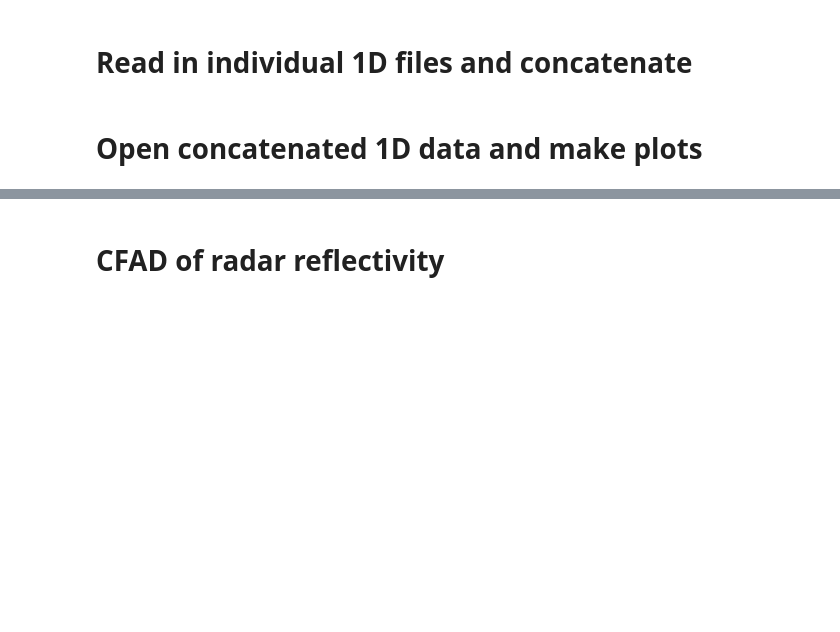
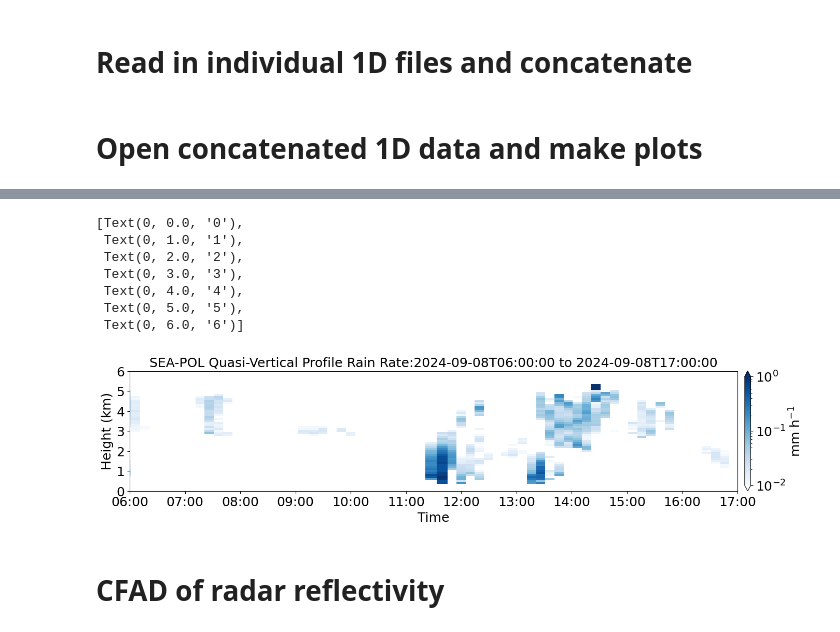
Before and after one commit to allison-wing/PICCOLO, a Jupyter notebook: process_SEAPOL_QVP.ipynb, the cells around one changed output, grey strips where cells are left out. Drawn from its saved outputs; the diff is of its cells as text; code cells hidden in the pictures; blank space fills up the shorter version.

```diff
--- a/process_SEAPOL_QVP.ipynb
+++ b/process_SEAPOL_QVP.ipynb
@@ -248,3 +231,33 @@ ax.set_yticklabels(ax.get_yticklabels(), fontsize=18)
+# %%
+#plot over time period
+fig,ax = plt.subplots(figsize=(18,3))
+rain_cmap=plt.get_cmap('Blues').copy()
+rain_cmap.set_under(color='white') #set values below vmin to white
+cax = ax.pcolormesh(qvp.time[index1:index2+1], qvp.Z/1000, rainrate2[index1:index2+1,:].transpose(), cmap=rain_cmap, norm=colors.LogNorm(vmin=0.01,vmax=1),shading='auto')
+ax.set_xlim(pd.to_datetime(time1), pd.to_datetime(time2))
+ax.set_ylim(0,6)
+
+cbar = fig.colorbar(cax, ax=ax, orientation='vertical', extend='both',pad=0.01)
+cbar.ax.tick_params(labelsize=18)
+#cbar.set_ticks(np.arange(0.01,1,1e-2))
+cbar.set_label('mm h$^{-1}$', fontsize=18)
+
+ax.set_title('SEA-POL Quasi-Vertical Profile Rain Rate:' + str(time1) + ' to ' + str(time2),fontsize=18)
+ax.xaxis.set_major_locator(mdates.AutoDateLocator())
+ax.xaxis.set_major_formatter(mdates.ConciseDateFormatter(ax.xaxis.get_major_locator()))
+ax.set_ylabel('Height (km)', fontsize=18)
+ax.set_xlabel('Time',fontsize=18)
+ax.set_xticklabels(ax.get_xticklabels(), fontsize=18)
+ax.set_yticklabels(ax.get_yticklabels(), fontsize=18)
+# %% [output]
+[Text(0, 0.0, '0'),
+ Text(0, 1.0, '1'),
+ Text(0, 2.0, '2'),
+ Text(0, 3.0, '3'),
+ Text(0, 4.0, '4'),
+ Text(0, 5.0, '5'),
+ Text(0, 6.0, '6')]
+[figure, added]
 # %% [markdown]
 # CFAD of radar reflectivity
 # %%
```
Also changed, not shown: parts of 12 cells of this notebook.
